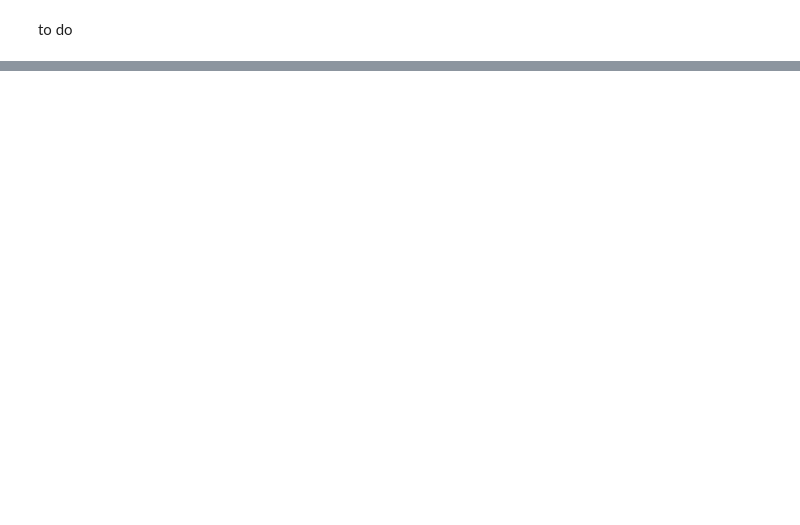
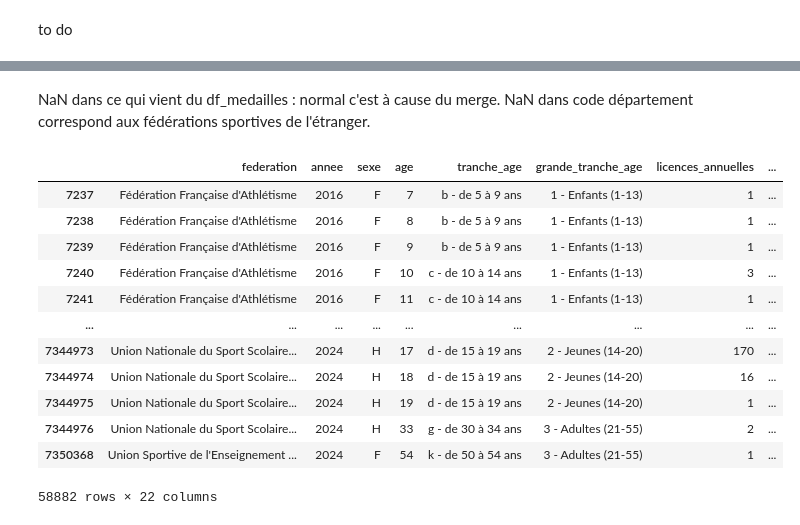
Before and after one commit to oldblindmole/Projet_Python_Data_Science_JO, a Jupyter notebook: main.ipynb, the cells around one changed output, grey strips where cells are left out. Saved outputs shown, nothing was run; the diff lists cells and outputs as text; code cells hidden in the pictures; blank space fills up the shorter version.

```diff
--- a/main.ipynb
+++ b/main.ipynb
@@ -177,0 +259,6 @@ print("Fichiers exportés dans :", OUTPUT_DIR.resolve())
+# %%
+#df = pd.read_parquet("data/data_complet.parquet")
+df=data_complet
+
+print("Dimensions :", df.shape)
+df.head()
@@ -177,0 +321,18 @@ print("Fichiers exportés dans :", OUTPUT_DIR.resolve())
+# %% [markdown]
+NaN dans ce qui vient du df_medailles : normal c'est à cause du merge. NaN dans code département correspond aux fédérations sportives de l'étranger.
+# %%
+df[df["code_dep"].isna()]
+# %% [output]
+|  | federation | annee | sexe | age | tranche_age | grande_tranche_age | licences_annuelles | ... |
+| 7237 | Fédération Française d'Athlétisme | 2016 | F | 7 | b - de 5 à 9 ans | 1 - Enfants (1-13) | 1 | ... |
+| 7238 | Fédération Française d'Athlétisme | 2016 | F | 8 | b - de 5 à 9 ans | 1 - Enfants (1-13) | 1 | ... |
+| 7239 | Fédération Française d'Athlétisme | 2016 | F | 9 | b - de 5 à 9 ans | 1 - Enfants (1-13) | 1 | ... |
+| 7240 | Fédération Française d'Athlétisme | 2016 | F | 10 | c - de 10 à 14 ans | 1 - Enfants (1-13) | 3 | ... |
+| 7241 | Fédération Française d'Athlétisme | 2016 | F | 11 | c - de 10 à 14 ans | 1 - Enfants (1-13) | 1 | ... |
+| ... | ... | ... | ... | ... | ... | ... | ... | ... |
+| 7344973 | Union Nationale du Sport Scolaire... | 2024 | H | 17 | d - de 15 à 19 ans | 2 - Jeunes (14-20) | 170 | ... |
+| 7344974 | Union Nationale du Sport Scolaire... | 2024 | H | 18 | d - de 15 à 19 ans | 2 - Jeunes (14-20) | 16 | ... |
+| 7344975 | Union Nationale du Sport Scolaire... | 2024 | H | 19 | d - de 15 à 19 ans | 2 - Jeunes (14-20) | 1 | ... |
+| 7344976 | Union Nationale du Sport Scolaire... | 2024 | H | 33 | g - de 30 à 34 ans | 3 - Adultes (21-55) | 2 | ... |
+| 7350368 | Union Sportive de l'Enseignement ... | 2024 | F | 54 | k - de 50 à 54 ans | 3 - Adultes (21-55) | 1 | ... |
+58882 rows × 22 columns
```
Also changed, not shown: parts of 34 cells of this notebook, 2 other files.
